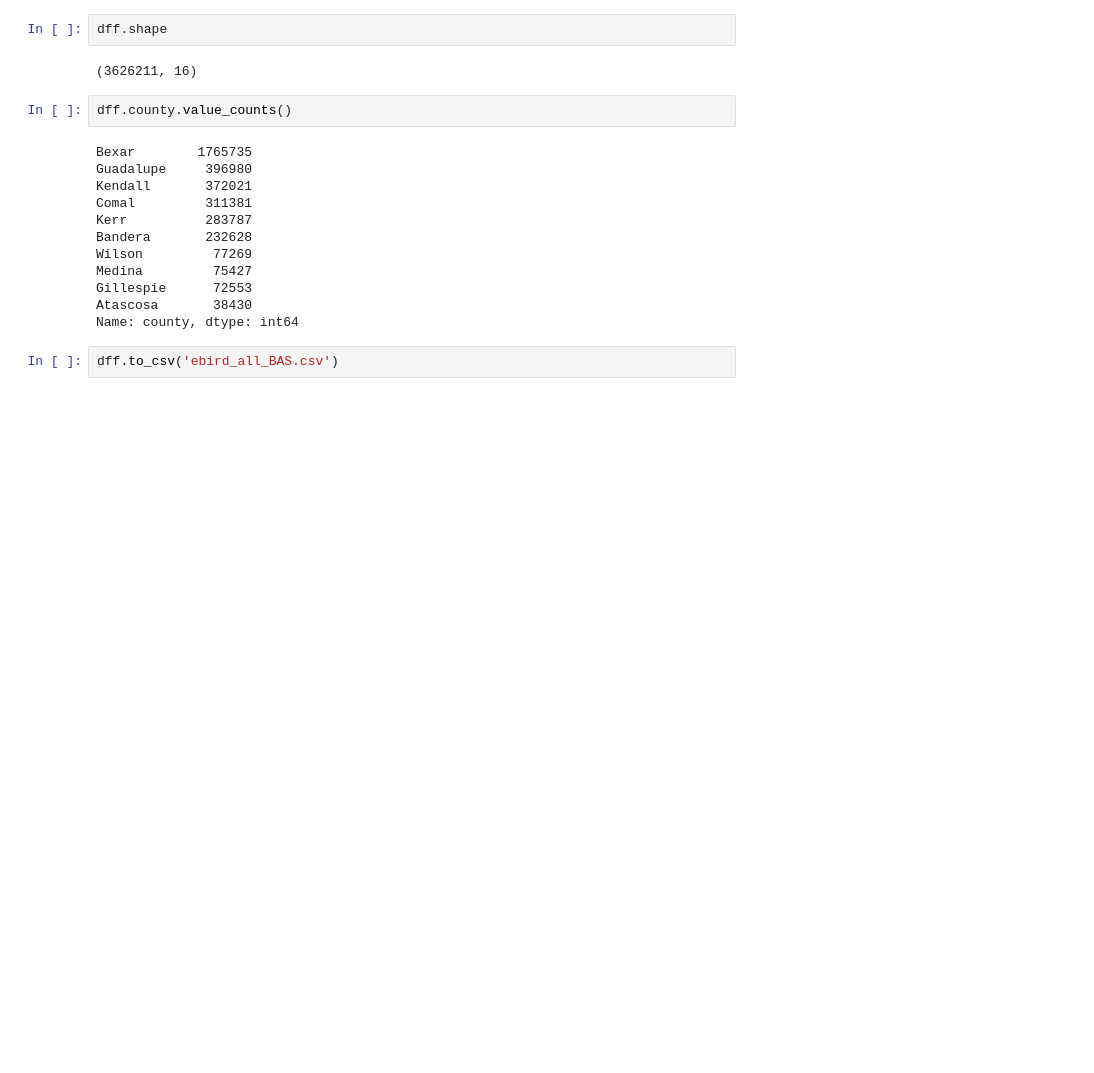
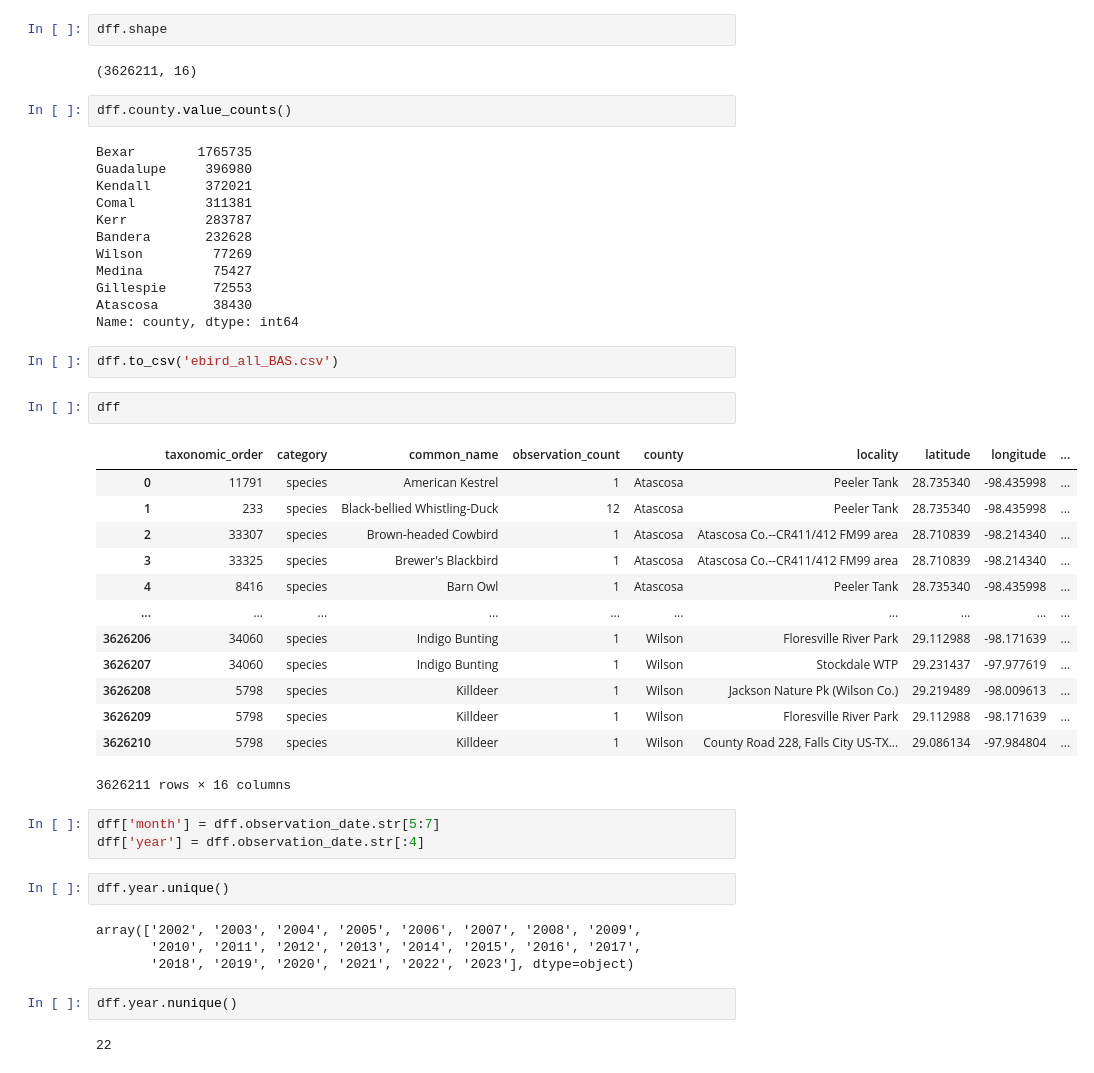
Before and after one commit to misty-garcia/bird_data, a Jupyter notebook: repeat_parse.ipynb, the cells around one changed output. Cells and saved outputs as stored; diff of their text form; blank space fills up the shorter version.

```diff
--- a/repeat_parse.ipynb
+++ b/repeat_parse.ipynb
@@ -110,3 +110,32 @@ Atascosa       38430
 Name: county, dtype: int64
 # %%
 dff.to_csv('ebird_all_BAS.csv')
+# %%
+dff
+# %% [output]
+|  | taxonomic_order | category | common_name | observation_count | county | locality | latitude | longitude | ... |
+| 0 | 11791 | species | American Kestrel | 1 | Atascosa | Peeler Tank | 28.735340 | -98.435998 | ... |
+| 1 | 233 | species | Black-bellied Whistling-Duck | 12 | Atascosa | Peeler Tank | 28.735340 | -98.435998 | ... |
+| 2 | 33307 | species | Brown-headed Cowbird | 1 | Atascosa | Atascosa Co.--CR411/412 FM99 area | 28.710839 | -98.214340 | ... |
+| 3 | 33325 | species | Brewer's Blackbird | 1 | Atascosa | Atascosa Co.--CR411/412 FM99 area | 28.710839 | -98.214340 | ... |
+| 4 | 8416 | species | Barn Owl | 1 | Atascosa | Peeler Tank | 28.735340 | -98.435998 | ... |
+| ... | ... | ... | ... | ... | ... | ... | ... | ... | ... |
+| 3626206 | 34060 | species | Indigo Bunting | 1 | Wilson | Floresville River Park | 29.112988 | -98.171639 | ... |
+| 3626207 | 34060 | species | Indigo Bunting | 1 | Wilson | Stockdale WTP | 29.231437 | -97.977619 | ... |
+| 3626208 | 5798 | species | Killdeer | 1 | Wilson | Jackson Nature Pk (Wilson Co.) | 29.219489 | -98.009613 | ... |
+| 3626209 | 5798 | species | Killdeer | 1 | Wilson | Floresville River Park | 29.112988 | -98.171639 | ... |
+| 3626210 | 5798 | species | Killdeer | 1 | Wilson | County Road 228, Falls City US-TX... | 29.086134 | -97.984804 | ... |
+3626211 rows × 16 columns
+# %%
+dff['month'] = dff.observation_date.str[5:7]
+dff['year'] = dff.observation_date.str[:4]
+# %%
+dff.year.unique()
+# %% [output]
+array(['2002', '2003', '2004', '2005', '2006', '2007', '2008', '2009',
+       '2010', '2011', '2012', '2013', '2014', '2015', '2016', '2017',
+       '2018', '2019', '2020', '2021', '2022', '2023'], dtype=object)
+# %%
+dff.year.nunique()
+# %% [output]
+22
```
Also changed, not shown: parts of 6 cells of this notebook.
